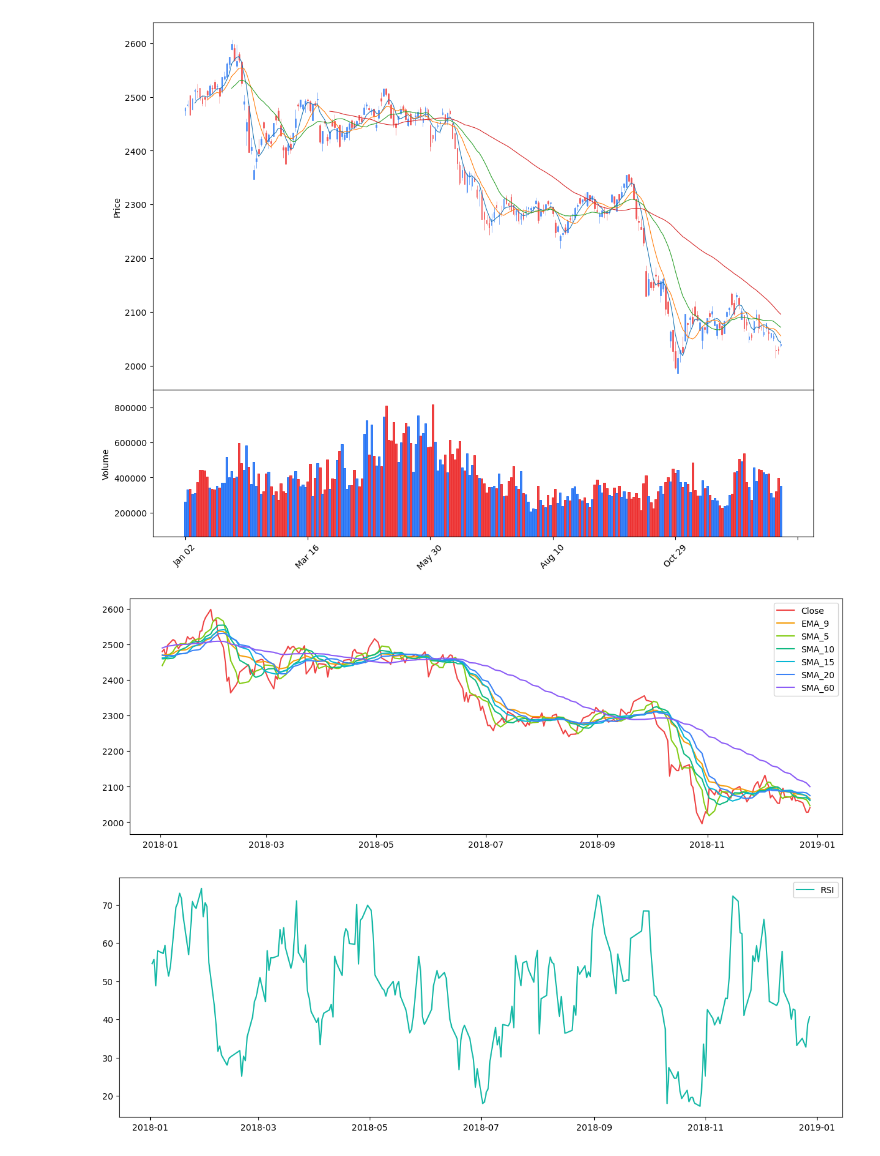
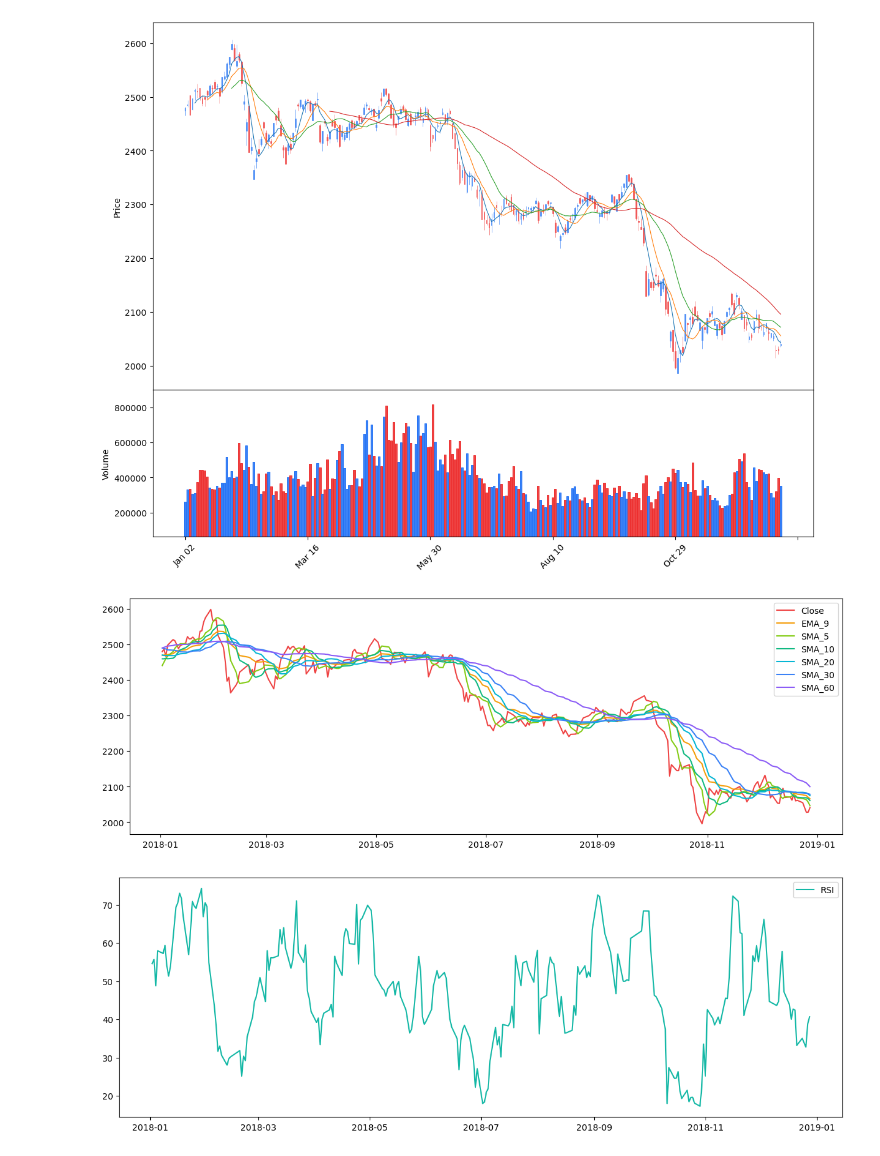
Before and after one commit to Thinline20/AI-Final, a Jupyter notebook: projects/lib/Preprocess.ipynb, the cells around one changed output. Saved outputs shown, nothing was run; the diff lists cells and outputs as text; code cells hidden in the pictures.

```diff
--- a/projects/lib/Preprocess.ipynb
+++ b/projects/lib/Preprocess.ipynb
@@ -72,7 +71,0 @@ df = df.drop(columns=["Open", "High", "Low", "Adj Close"])
-# %%
-df["EMA_9"] = df["Close"].ewm(9).mean().shift()
-df["SMA_5"] = df["Close"].rolling(5).mean().shift()
-df["SMA_10"] = df["Close"].rolling(10).mean().shift()
-df["SMA_15"] = df["Close"].rolling(15).mean().shift()
-df["SMA_20"] = df["Close"].rolling(20).mean().shift()
-df["SMA_60"] = df["Close"].rolling(60).mean().shift()
@@ -79,16 +90,42 @@ df["SMA_60"] = df["Close"].rolling(60).mean().shift()
+# %%
+import pandas as pd
+
+def create_features(df):
+    df = df.drop(columns=["Open", "High", "Low", "Adj Close"])
+
+    df["EMA_9"] = df["Close"].ewm(9).mean().shift()
+
+    sma_periods = [5, 10, 20, 30, 60]
+
+    for period in sma_periods:
+        df[f"SMA_{period}"] = df["Close"].rolling(period).mean().shift()
+
+    df["RSI"] = rsi(df).fillna(0)
+
+    EMA_12 = pd.Series(df["Close"].ewm(span=12, min_periods=12).mean())
+    EMA_26 = pd.Series(df["Close"].ewm(span=26, min_periods=26).mean())
+
+    df["MACD"] = pd.Series(EMA_12 - EMA_26)
+    df["MACD_signal"] = pd.Series(df.MACD.ewm(span=9, min_periods=9).mean())
+
+    df = df.loc[df.index >= "2001-01-01"]
+
+    return df
+# %%
+df = create_features(df)
 # %%
 one_year_df = df.loc[(df.index >= "2018-01-01") & (df.index <= "2018-12-31")]
 
 plt.plot(one_year_df["Close"], color=color_pal[0], label="Close")
 plt.plot(one_year_df["EMA_9"], color=color_pal[2], label="EMA_9")
 plt.plot(one_year_df["SMA_5"], color=color_pal[4], label="SMA_5")
 plt.plot(one_year_df["SMA_10"], color=color_pal[6], label="SMA_10")
-plt.plot(one_year_df["SMA_15"], color=color_pal[8], label="SMA_15")
-plt.plot(one_year_df["SMA_20"], color=color_pal[10], label="SMA_20")
+plt.plot(one_year_df["SMA_20"], color=color_pal[8], label="SMA_20")
+plt.plot(one_year_df["SMA_30"], color=color_pal[10], label="SMA_30")
 plt.plot(one_year_df["SMA_60"], color=color_pal[12], label="SMA_60")
 plt.legend()
 
 fig = plt.gcf()
 fig.set_size_inches(15, 5, forward=True)
 # %% [output]
-[figure, old version]
+[figure, new version]
```
Also changed, not shown: parts of 12 cells of this notebook.
